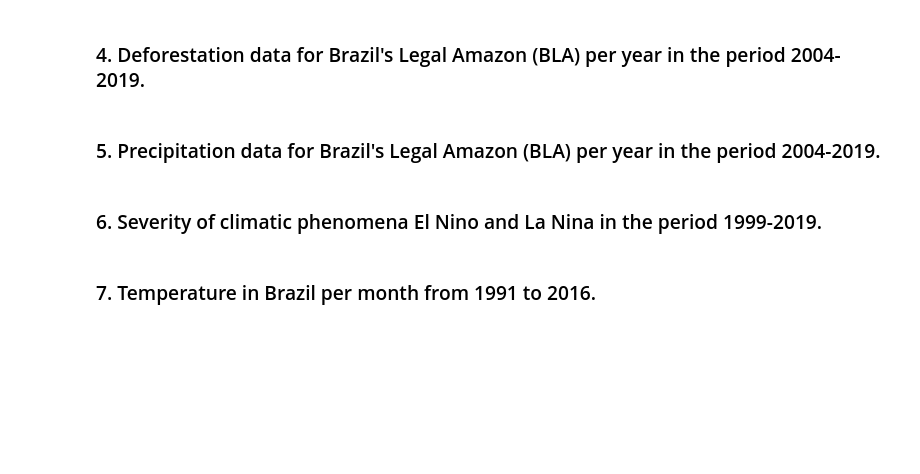
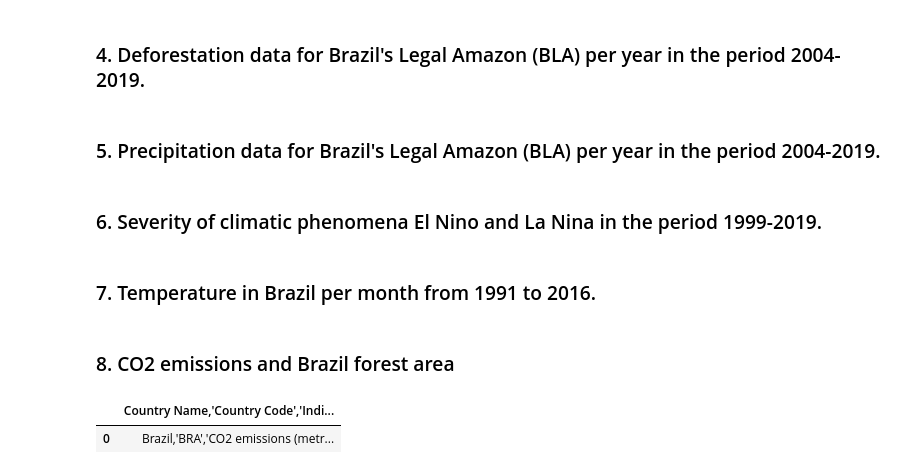
Before and after one commit to BitaNajd/wildfires, a Jupyter notebook: Notebooks/01_data_cleaning.ipynb, the cells around one changed output. Saved outputs shown, nothing was run; the diff lists cells and outputs as text; code cells hidden in the pictures; blank space fills up the shorter version.

```diff
--- a/Notebooks/01_data_cleaning.ipynb
+++ b/Notebooks/01_data_cleaning.ipynb
@@ -395,3 +395,9 @@ temp
 # Save the data frame to a csv file
 
 temp.to_csv("../Data/clean_data/temp_clean.csv", index=False)
+# %% [markdown]
+### 8. CO2 emissions and Brazil forest area
+# %%
+# Load the data
+
+co2 = pd.read_csv("../Data/Co2-Brazil-Yearly-World-Bank.-Summary.csv")
@@ -397,0 +406,5 @@ temp.to_csv("../Data/clean_data/temp_clean.csv", index=False)
+# %%
+co2
+# %% [output]
+|  | Country Name,'Country Code','Indi... |
+| 0 | Brazil,'BRA','CO2 emissions (metr... |
```
Also changed, not shown: parts of 4 cells of this notebook, 5 other files.
